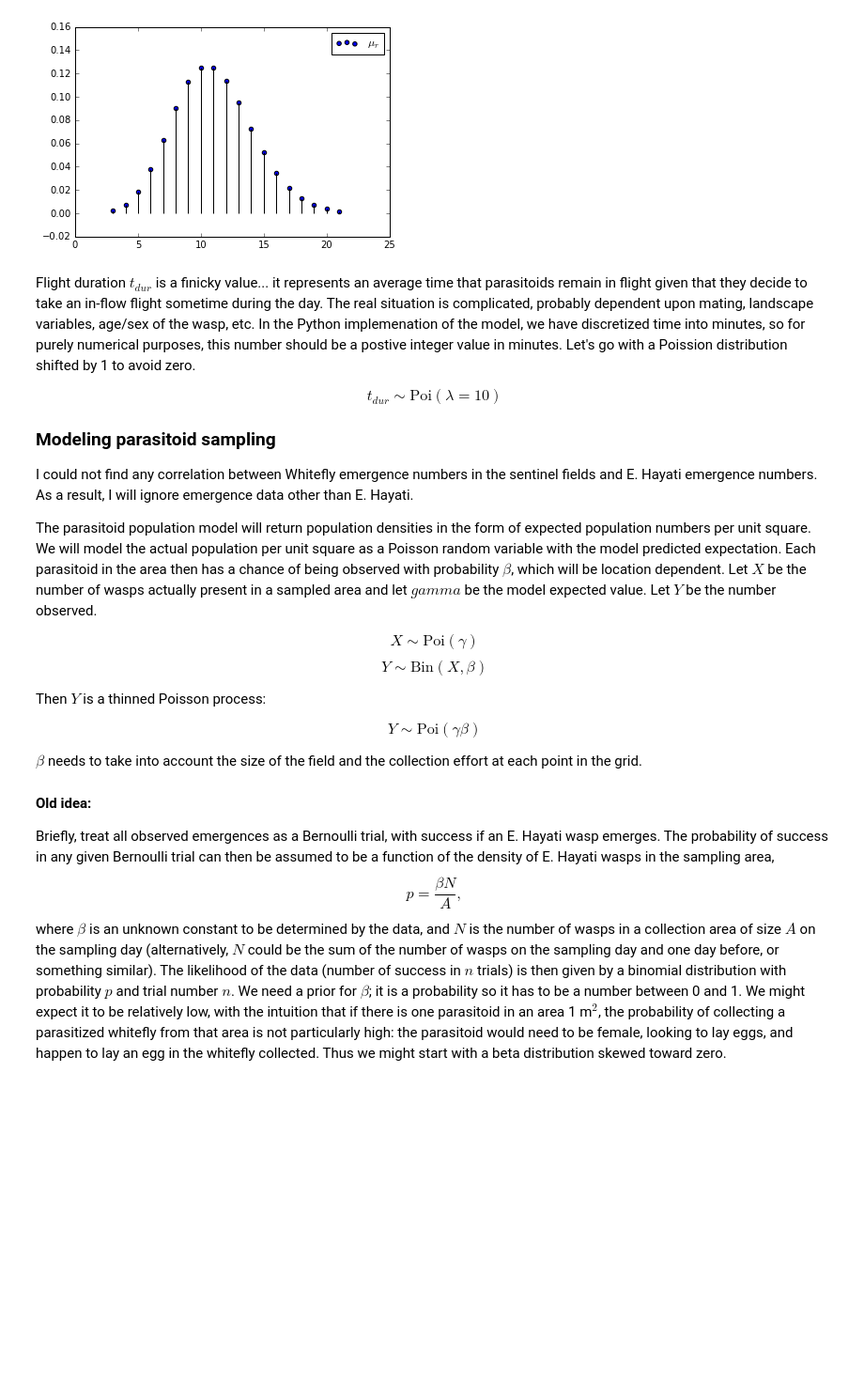
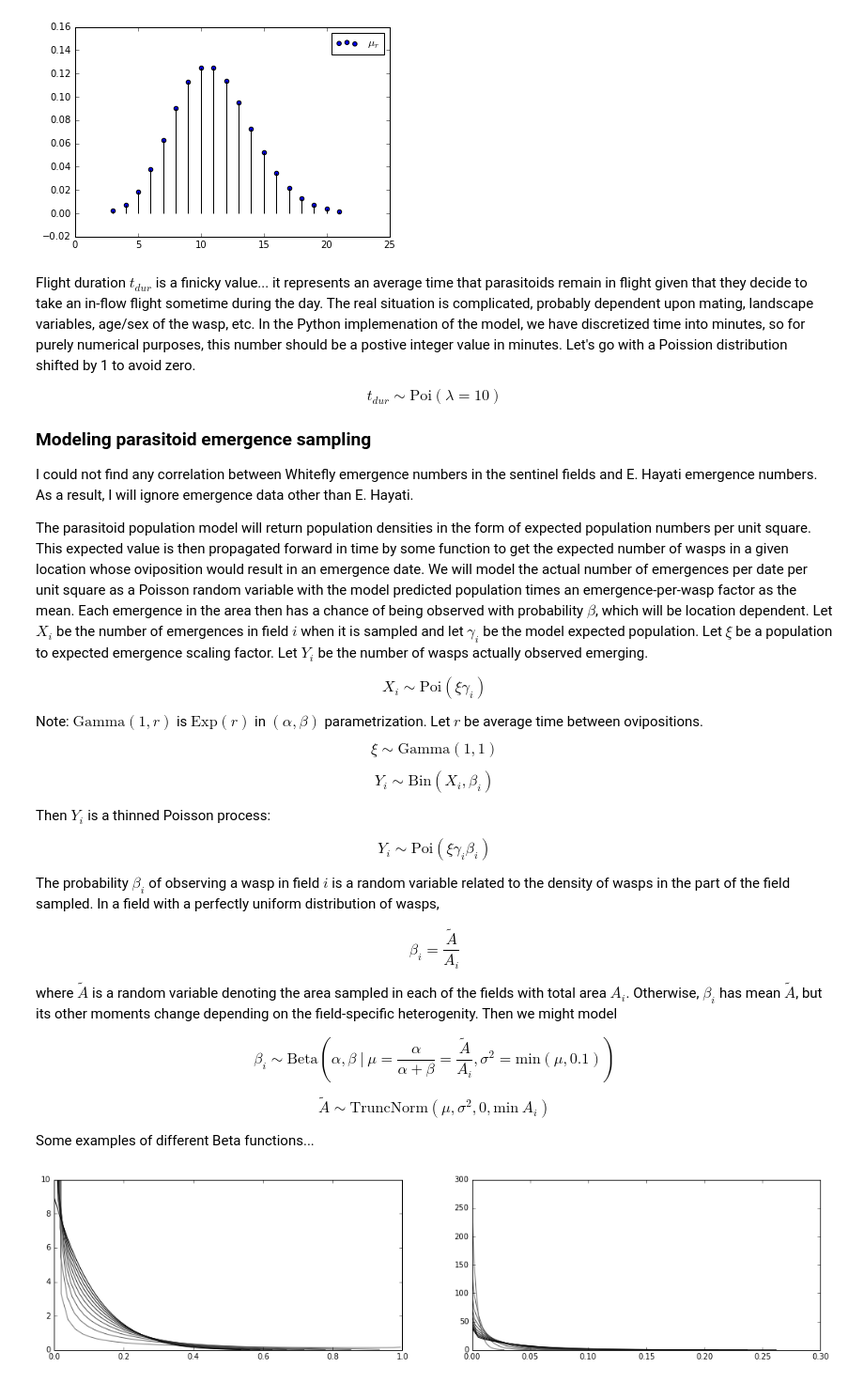
Before and after one commit to mountaindust/Parasitoids, a Jupyter notebook: analytic/docs/Bayesian_Model.ipynb, the cells around one changed output. Shown at 94% size. Drawn from its saved outputs; the diff is of its cells as text; code cells hidden in the pictures; blank space fills up the shorter version.

Commit message:
Much Bayesian modeling: connects emergence to data

```diff
--- a/analytic/docs/Bayesian_Model.ipynb
+++ b/analytic/docs/Bayesian_Model.ipynb
@@ -217,22 +217,69 @@ Flight duration $t_{dur}$ is a finicky value... it represents an average time th
 
 $$ t_{dur} \sim \mbox{Poi}(\lambda=10) $$
 
-### Modeling parasitoid sampling
+### Modeling parasitoid emergence sampling
 
 I could not find any correlation between Whitefly emergence numbers in the sentinel fields and E. Hayati emergence numbers. As a result, I will ignore emergence data other than E. Hayati.
 
-The parasitoid population model will return population densities in the form of expected population numbers per unit square. We will model the actual population per unit square as a Poisson random variable with the model predicted expectation. Each parasitoid in the area then has a chance of being observed with probability $\beta$, which will be location dependent. Let $X$ be the number of wasps actually present in a sampled area and let $gamma$ be the model expected value. Let $Y$ be the number observed.
+The parasitoid population model will return population densities in the form of expected population numbers per unit square. This expected value is then propagated forward in time by some function to get the expected number of wasps in a given location whose oviposition would result in an emergence date. We will model the actual number of emergences per date per unit square as a Poisson random variable with the model predicted population times an emergence-per-wasp factor as the mean. Each emergence in the area then has a chance of being observed with probability $\beta$, which will be location dependent. Let $X_i$ be the number of emergences in field $i$ when it is sampled and let $\gamma_i$ be the model expected population. Let $\xi$ be a population to expected emergence scaling factor. Let $Y_i$ be the number of wasps actually observed emerging.
 
-$$ X\sim \mbox{Poi}(\gamma) $$
-$$ Y\sim \mbox{Bin}(X,\beta) $$
+$$ X_i\sim \mbox{Poi}(\xi\gamma_i) $$
 
-Then $Y$ is a thinned Poisson process:
+Note: $\mbox{Gamma}(1,r)$ is $\mbox{Exp}(r)$ in $(\alpha,\beta)$ parametrization. Let $r$ be average time between ovipositions.
+$$ \xi\sim \mbox{Gamma}(1,1) $$
 
-$$ Y\sim \mbox{Poi}(\gamma\beta) $$
+$$ Y_i\sim \mbox{Bin}(X_i,\beta_i) $$
 
-$\beta$ needs to take into account the size of the field and the collection effort at each point in the grid.
+Then $Y_i$ is a thinned Poisson process:
 
-#### Old idea:
-Briefly, treat all observed emergences as a Bernoulli trial, with success if an E. Hayati wasp emerges. The probability of success in any given Bernoulli trial can then be assumed to be a function of the density of E. Hayati wasps in the sampling area,
-$$p = \frac{\beta N}{A},$$
-where $\beta$ is an unknown constant to be determined by the data, and $N$ is the number of wasps in a collection area of size $A$ on the sampling day (alternatively, $N$ could be the sum of the number of wasps on the sampling day and one day before, or something similar). The likelihood of the data (number of success in $n$ trials) is then given by a binomial distribution with probability $p$ and trial number $n$. We need a prior for $\beta$; it is a probability so it has to be a number between 0 and 1. We might expect it to be relatively low, with the intuition that if there is one parasitoid in an area 1 m$^2$, the probability of collecting a parasitized whitefly from that area is not particularly high: the parasitoid would need to be female, looking to lay eggs, and happen to lay an egg in the whitefly collected. Thus we might start with a beta distribution skewed toward zero.
+$$ Y_i\sim \mbox{Poi}(\xi\gamma_i\beta_i) $$
+
+The probability $\beta_i$ of observing a wasp in field $i$ is a random variable related to the density of wasps in the part of the field sampled. In a field with a perfectly uniform distribution of wasps,
+
+$$ \beta_i = \frac{\tilde{A}}{A_i} $$
+
+where $\tilde{A}$ is a random variable denoting the area sampled in each of the fields with total area $A_i$. Otherwise, $\beta_i$ has mean $\tilde{A}$, but its other moments change depending on the field-specific heterogenity. Then we might model
+
+$$ \beta_i \sim \mbox{Beta}(\alpha,\beta\ \big\vert\ \mu=\frac{\alpha}{\alpha+\beta}=\frac{\tilde{A}}{A_i},\sigma^2=\mbox{min}(\mu,0.1)) $$
+
+$$ \tilde{A} \sim \mbox{TruncNorm}(\mu,\sigma^2,0,\mbox{min}\ A_i) $$
+
+Some examples of different Beta functions...
+# %%
+%matplotlib inline
+import numpy as np
+import scipy.stats as stats
+import matplotlib.pyplot as plt
+
+mean = 0.1
+
+def b_param(a):
+    return a*(1-mean)/mean
+
+rv_list = []
+for ii in range(10):
+    a = ii*0.1 + 0.1
+    rv_list.append(stats.beta(a,b_param(a)))
+
+rv_list2 = []
+# fix var = mean. This only valid if mean < 0.5
+for ii in range(10):
+    mean = ii*0.004 +0.004
+    a = 1-2*mean
+    rv_list2.append(stats.beta(a,b_param(a)))
+
+plt.figure(figsize=(18,4))
+plt.hold(True)
+plt.subplot(121)
+for n,rv in enumerate(rv_list):
+    x = np.linspace(rv.ppf(0.001),rv.ppf(0.999))
+    plt.plot(x,rv.pdf(x),color='{}'.format(0.5-0.5*(n+1)/len(rv_list)))
+plt.axis([0,1,0,10])
+plt.subplot(122)
+for n,rv in enumerate(rv_list2):
+    x = np.linspace(rv.ppf(0.001),rv.ppf(0.999))
+    plt.plot(x,rv.pdf(x),color='{}'.format(0.5-0.5*(n+1)/len(rv_list)))
+#plt.axis([0,0.1,0,1000])
+plt.show()
+# %% [output]
+[figure, added]
```
Also changed, not shown: parts of 2 cells of this notebook, 1 other file.
